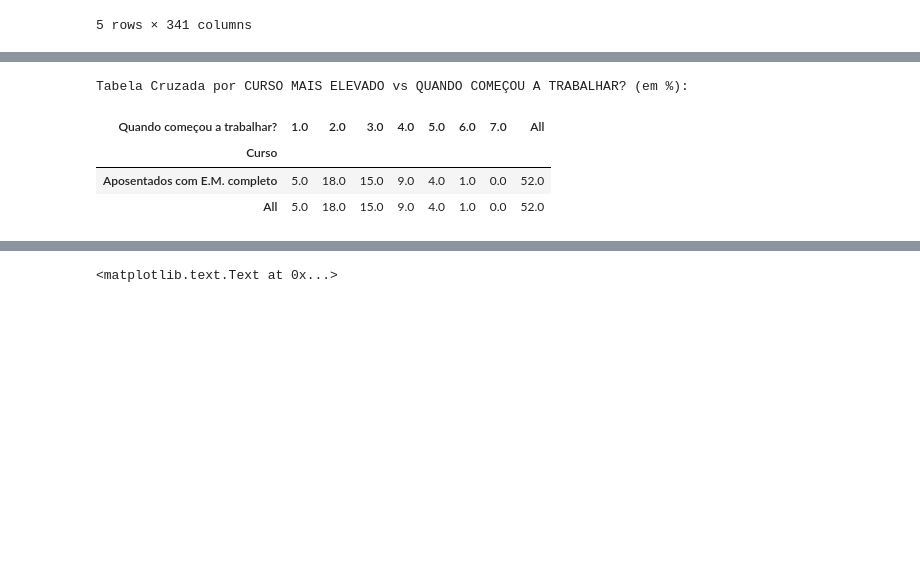
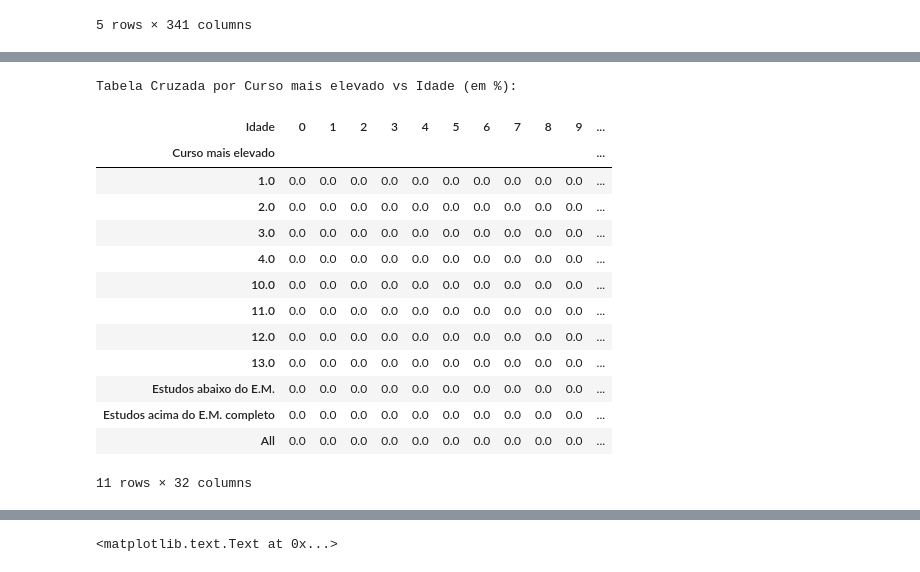
Before and after one commit to brunodratcu/CD, a Jupyter notebook: Projeto1/Projeto1 Layout.ipynb, the cells around one changed output, grey strips where cells are left out. Cells and saved outputs as stored; diff of their text form; code cells hidden in the pictures; blank space fills up the shorter version.

```diff
--- a/Projeto1/Projeto1 Layout.ipynb
+++ b/Projeto1/Projeto1 Layout.ipynb
@@ -127,23 +127,23 @@ sul = escolhas.Regiões[(tabela.UF>=41) & (tabela.UF<=43)] = "Sul"
 centro_oeste = escolhas.Regiões[(tabela.UF>=50) & (tabela.UF<=53)] = "Centro-Oeste"
 
 
-escolhas["Maturidade"] = tabela.V9891
-maturo = escolhas.Maturidade[(tabela.V9891>=20) & (tabela.V9891<=30)] = "Maturo para trabalhar"
-imaturo = escolhas.Maturidade[(tabela.V9891>=10) & (tabela.V9891<=19)] = "Imaturo para trabalhar"
-velhos_maturos = escolhas.Maturidade[(escolhas.Geracao==velhos)|((tabela.V9891>=20) & (tabela.V9891<=30))] = "Aposentados maturos para trabalhar (completou o E.M.)"
-adultos_maturos = escolhas.Maturidade[(escolhas.Geracao==adultos)|((tabela.V9891>=10) & (tabela.V9891<=19))] = "Adultos maturos para trabalhar (completou o E.M.)"
+escolhas["Começou a trabalhar"] = tabela.V9891
+maturo = escolhas["Começou a trabalhar"][(tabela.V9891>=5) & (tabela.V9891<=6)] = "Começou a trabalhar entre 20 a 29 anos"
+imaturo = escolhas["Começou a trabalhar"][(tabela.V9891>=1) & (tabela.V9891<=4)] = "Começou a trabalhar entre 9 a 19 anos"
+velhos_maturos = escolhas["Começou a trabalhar"][(escolhas.Geracao==velhos)|((tabela.V9891>=5) & (tabela.V9891<=6))] = "Aposentados que começaram a trabalhar entre 20 a 29 anos"
+adultos_maturos = escolhas["Começou a trabalhar"][(escolhas.Geracao==adultos)|((tabela.V9891>=1) & (tabela.V9891<=4))] = "Adultos que começaram a trabalhar entre 9 a 19 anos"
 
 
-escolhas["Intelectualidade"] = tabela.V6007
-intelectual = escolhas.Intelectualidade[(tabela.V6007==5)|((tabela.V6007>=7) & (tabela.V6007<=9))] = "Tiveram o E.M. completo"
-nao_intelectual = escolhas.Intelectualidade[(tabela.V6007==6)|((tabela.V6007<=4) & (tabela.V6007>=10))] = "Abaixo do E.M."
+escolhas["Curso mais elevado"] = tabela.V6007
+intelectual = escolhas["Curso mais elevado"][(tabela.V6007==5)|((tabela.V6007>=7) & (tabela.V6007<=9))] = "Estudos acima do E.M. completo"
+nao_intelectual = escolhas["Curso mais elevado"][(tabela.V6007==6)|((tabela.V6007<=4) & (tabela.V6007>=10))] = "Estudos abaixo do E.M."
 
 
-escolhas["Geracao"] = tabela.V8005
-adultos = escolhas.Geracao[(tabela.V8005>=23) & (tabela.V8005<=50)] = "Adultos (entre 23 e 50 anos)"
-adultos_espertos = escolhas.Geracao[(escolhas.Intelectualidade==intelectual)|((tabela.V8005>=23) & (tabela.V8005<=50))] = "Adultos com E.M. completo"
-velhos = escolhas.Geracao[(tabela.V8005>50) & (tabela.V8005<=100)] = "Idosos (de 50 para cima)"
-velha_geracao = escolhas.Geracao[(escolhas.Intelectualidade==intelectual)|((tabela.V8005>50) & (tabela.V8005<=100))] = "Aposentados com E.M. completo"
+escolhas["Geração"] = tabela.V8005
+adultos = escolhas["Geração"][(tabela.V8005>=23) & (tabela.V8005<=50)] = "Adultos (entre 23 e 50 anos)"
+#adultos_espertos = escolhas["Geração"][(escolhas["Curso mais elevado"]==intelectual)|((tabela.V8005>=23) & (tabela.V8005<=50))] = "Adultos com estudos acima do E.M. completo"
+velhos = escolhas["Geração"][(tabela.V8005>50) & (tabela.V8005<=100)] = "Idosos (de 50 para cima)"
+#velha_geracao = escolhas["Geração"][(escolhas["Curso mais elevado"]==intelectual)|((tabela.V8005>50) & (tabela.V8005<=100))] = "Aposentados com estudos acima do E.M. completo"
 # %% [output]
 A value is trying to be set on a copy of a slice from a DataFrame
 
@@ -280,15 +324,25 @@ velha_geracao vs renda e adultos_espertos vs renda
 # %%
-#Grafico que mostra os aposentados que tiveram uma bom ensino de estudo cruzado com quantos anos começou a trabalhar
+#Tabela que mostra o curso mais elevado que a pessoa completou com a sua idade atual (adulto ou aposentado)
 
-print('Tabela Cruzada por CURSO MAIS ELEVADO vs QUANDO COMEÇOU A TRABALHAR? (em %):')
-ct2=pd.crosstab(velha_geracao, escolhas.Maturidade, margins=True,rownames=['Curso'], colnames=['Quando começou a trabalhar?'])
 
-ct3=(ct2/len(escolhas)*100).round(decimals=0)
-ct3
+print('Tabela Cruzada por Curso mais elevado vs Idade (em %):')
+tab3=pd.crosstab(escolhas["Curso mais elevado"], escolhas["Geração"], margins=True,rownames=['Curso mais elevado'], colnames=['Idade'])
+tab31=(tab3/len(escolhas)*100).round(decimals=0)
+tab31
 # %% [output]
-Tabela Cruzada por CURSO MAIS ELEVADO vs QUANDO COMEÇOU A TRABALHAR? (em %):
+Tabela Cruzada por Curso mais elevado vs Idade (em %):
-| Quando começou a trabalhar? | 1.0 | 2.0 | 3.0 | 4.0 | 5.0 | 6.0 | 7.0 | All |
-| Curso |  |  |  |  |  |  |  |  |
-| Aposentados com E.M. completo | 5.0 | 18.0 | 15.0 | 9.0 | 4.0 | 1.0 | 0.0 | 52.0 |
-| All | 5.0 | 18.0 | 15.0 | 9.0 | 4.0 | 1.0 | 0.0 | 52.0 |
+| Idade | 0 | 1 | 2 | 3 | 4 | 5 | 6 | 7 | 8 | 9 | ... |
+| Curso mais elevado |  |  |  |  |  |  |  |  |  |  | ... |
+| 1.0 | 0.0 | 0.0 | 0.0 | 0.0 | 0.0 | 0.0 | 0.0 | 0.0 | 0.0 | 0.0 | ... |
+| 2.0 | 0.0 | 0.0 | 0.0 | 0.0 | 0.0 | 0.0 | 0.0 | 0.0 | 0.0 | 0.0 | ... |
+| 3.0 | 0.0 | 0.0 | 0.0 | 0.0 | 0.0 | 0.0 | 0.0 | 0.0 | 0.0 | 0.0 | ... |
+| 4.0 | 0.0 | 0.0 | 0.0 | 0.0 | 0.0 | 0.0 | 0.0 | 0.0 | 0.0 | 0.0 | ... |
+| 10.0 | 0.0 | 0.0 | 0.0 | 0.0 | 0.0 | 0.0 | 0.0 | 0.0 | 0.0 | 0.0 | ... |
+| 11.0 | 0.0 | 0.0 | 0.0 | 0.0 | 0.0 | 0.0 | 0.0 | 0.0 | 0.0 | 0.0 | ... |
+| 12.0 | 0.0 | 0.0 | 0.0 | 0.0 | 0.0 | 0.0 | 0.0 | 0.0 | 0.0 | 0.0 | ... |
+| 13.0 | 0.0 | 0.0 | 0.0 | 0.0 | 0.0 | 0.0 | 0.0 | 0.0 | 0.0 | 0.0 | ... |
+| Estudos abaixo do E.M. | 0.0 | 0.0 | 0.0 | 0.0 | 0.0 | 0.0 | 0.0 | 0.0 | 0.0 | 0.0 | ... |
+| Estudos acima do E.M. completo | 0.0 | 0.0 | 0.0 | 0.0 | 0.0 | 0.0 | 0.0 | 0.0 | 0.0 | 0.0 | ... |
+| All | 0.0 | 0.0 | 0.0 | 0.0 | 0.0 | 0.0 | 0.0 | 0.0 | 0.0 | 0.0 | ... |
+11 rows × 32 columns
 # %%
```
Also changed, not shown: parts of 17 cells of this notebook.
